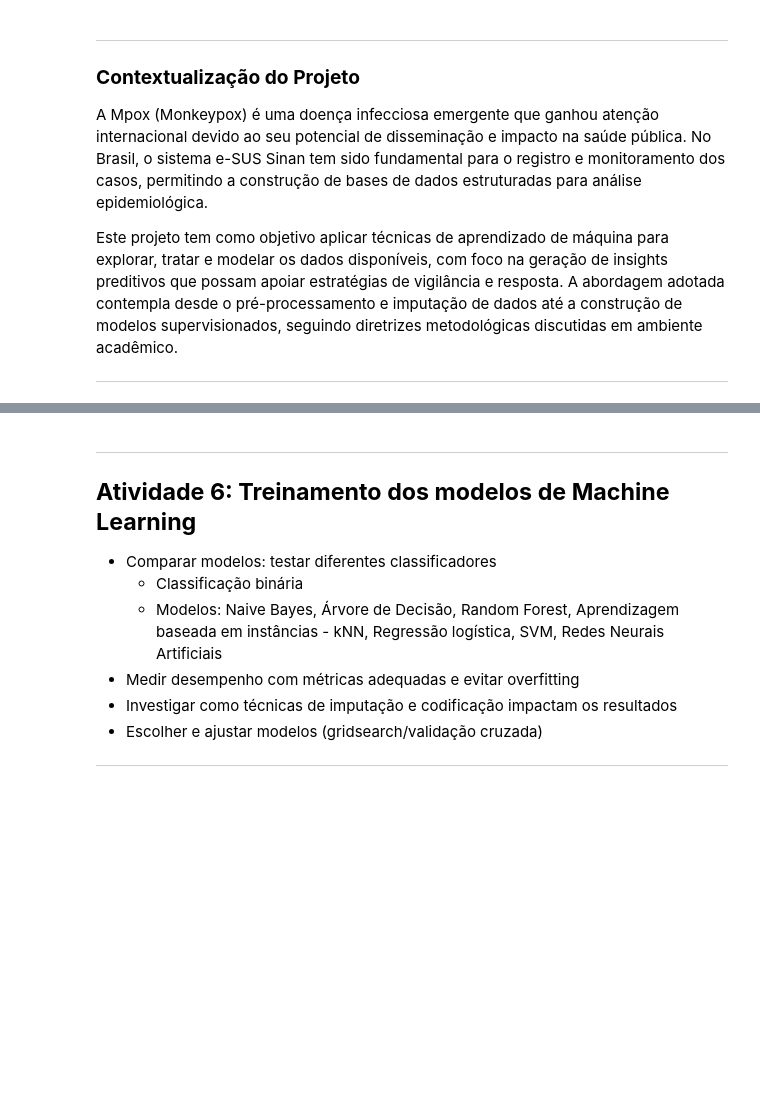
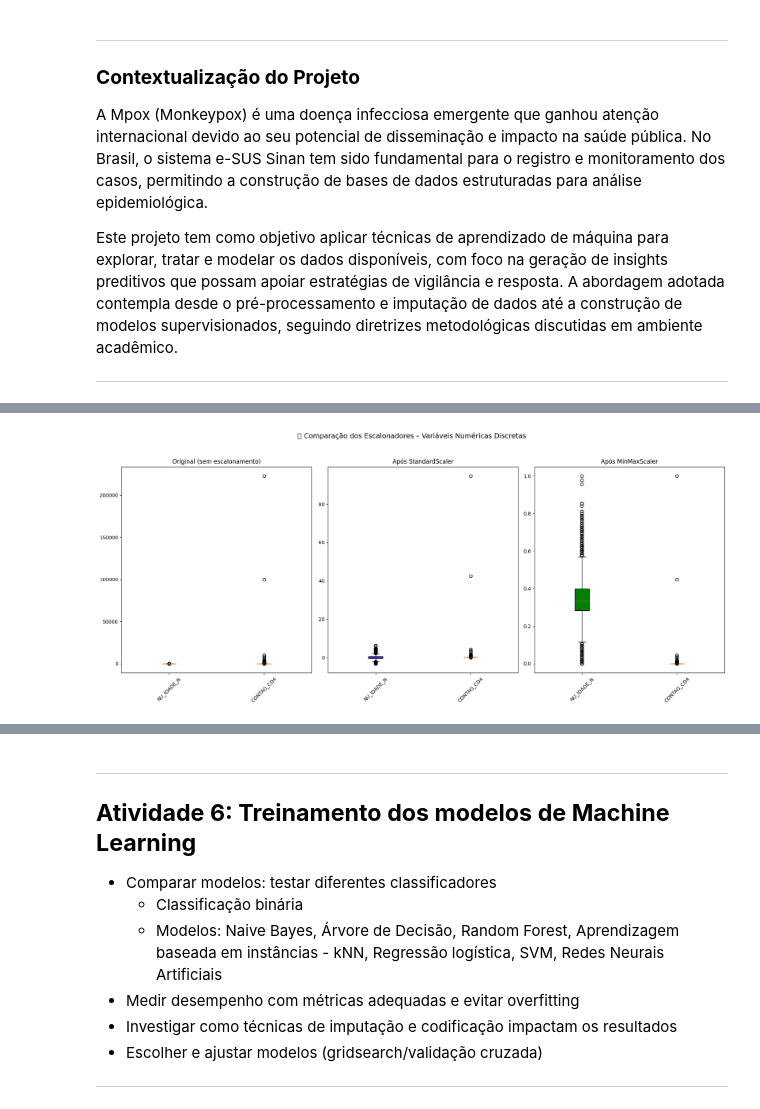
Before and after one commit to Cristie-Lima/e-SUS_Sinan_Mpox_ML-Workflow, a Jupyter notebook: cristie_mod6_proj_final_parte_2.ipynb, the cells around one changed output, grey strips where cells are left out. Cells and saved outputs as stored; diff of their text form; code cells hidden in the pictures; blank space fills up the shorter version.

```diff
--- a/cristie_mod6_proj_final_parte_2.ipynb
+++ b/cristie_mod6_proj_final_parte_2.ipynb
@@ -64,0 +834,13 @@ Este projeto tem como objetivo aplicar técnicas de aprendizado de máquina para
+# %%
+# --------------------------
+# C) 🔎 Filtro semântico/manual — remoção de variáveis redundantes (após filtro estatístico)
+# --------------------------
+#
+redundant_cols = [
+    "SG_UF", "CO_UF_RES"  # exemplo redundância semântica com UF
+    # adiciona outras colunas redundantes aqui
+]
+
+df_atribsel = df_atribsel.drop(columns=[c for c in redundant_cols if c in df_atribsel.columns])
+
+print(f"✅ Variáveis redundantes removidas. \nTotal atual de colunas no dataframe: {df_atribsel.shape[1]}")
@@ -64,0 +1285,81 @@ Este projeto tem como objetivo aplicar técnicas de aprendizado de máquina para
+# %%
+# 📊 Comparação gráfica e estatística dos escalonadores
+
+# Usar diretamente as colunas numéricas discretas já definidas
+focus_vars = numerical_discrete_cols  # Ex.: ["NU_IDADE_N", "CONTAG_CD4"]
+
+FIGSIZE = (18, 8)  # Altura fixa, já que será só uma linha de gráficos
+figsPerLine = 3    # Número de figuras por linha
+
+colors = ["lightgreen", "blue", "green"]
+titles = ["Original (sem escalonamento)", "Após StandardScaler", "Após MinMaxScaler"]
+
+scaler_std = StandardScaler()
+scaler_mm = MinMaxScaler()
+
+# Aplicar transformações e manter nomes das colunas
+df_scaled_std = pd.DataFrame(
+    scaler_std.fit_transform(df_atribsel[focus_vars].astype(float)),
+    columns=focus_vars
+)
+df_scaled_mm = pd.DataFrame(
+    scaler_mm.fit_transform(df_atribsel[focus_vars].astype(float)),
+    columns=focus_vars
+)
+
+# ----------------------------------------------------------
+# Boxplots lado a lado (Antes, Pós-Std, Pós-MinMax)
+# ----------------------------------------------------------
+datasets = {
+    "Original (sem escalonamento)": df_atribsel[focus_vars].astype(float).values,
+    "Após StandardScaler": df_scaled_std.values,
+    "Após MinMaxScaler": df_scaled_mm.values
+}
+
+fig, axes = plt.subplots(1, figsPerLine, figsize=FIGSIZE)
+
+for ax, (title, data), color in zip(axes, datasets.items(), colors):
+    ax.boxplot(data, labels=focus_vars, vert=True, patch_artist=True,
+               boxprops=dict(facecolor=color))
+    ax.set_title(title, fontsize=12)
+    ax.tick_params(axis='x', rotation=45)
+
+plt.suptitle("📊 Comparação dos Escalonadores – Variáveis Numéricas Discretas", fontsize=14)
+plt.tight_layout(rect=[0, 0, 1, 0.95])
+plt.show()
+
+# ----------------------------------------------------------
+# Estatísticas comparativas em formato matricial
+# ----------------------------------------------------------
+def resumo_stats_matriz(df_before, df_std, df_mm, cols):
+    stats = {}
+    for col in cols:
+        stats[col] = {
+            ("Antes", "Média"):  df_before[col].mean(),
+            ("Antes", "Desvio"): df_before[col].std(),
+            ("Antes", "Min"):    df_before[col].min(),
+            ("Antes", "Max"):    df_before[col].max(),
+
+            ("Pós-Std", "Média"):  df_std[col].mean(),
+            ("Pós-Std", "Desvio"): df_std[col].std(),
+            ("Pós-Std", "Min"):    df_std[col].min(),
+            ("Pós-Std", "Max"):    df_std[col].max(),
+
+            ("Pós-MinMax", "Média"):  df_mm[col].mean(),
+            ("Pós-MinMax", "Desvio"): df_mm[col].std(),
+            ("Pós-MinMax", "Min"):    df_mm[col].min(),
+            ("Pós-MinMax", "Max"):    df_mm[col].max(),
+        }
+
+    df_stats = pd.DataFrame(stats).T.round(3)
+    df_stats.columns = pd.MultiIndex.from_tuples(df_stats.columns)  # cria hierarquia
+    return df_stats
+
+comparativo_stats_matriz = resumo_stats_matriz(
+    df_atribsel[focus_vars], df_scaled_std, df_scaled_mm, focus_vars
+)
+
+print("\n=== Estatísticas comparativas ===")
+display(comparativo_stats_matriz)
+# %% [output]
+[figure, added]
```
Also changed, not shown: parts of 78 cells of this notebook.
